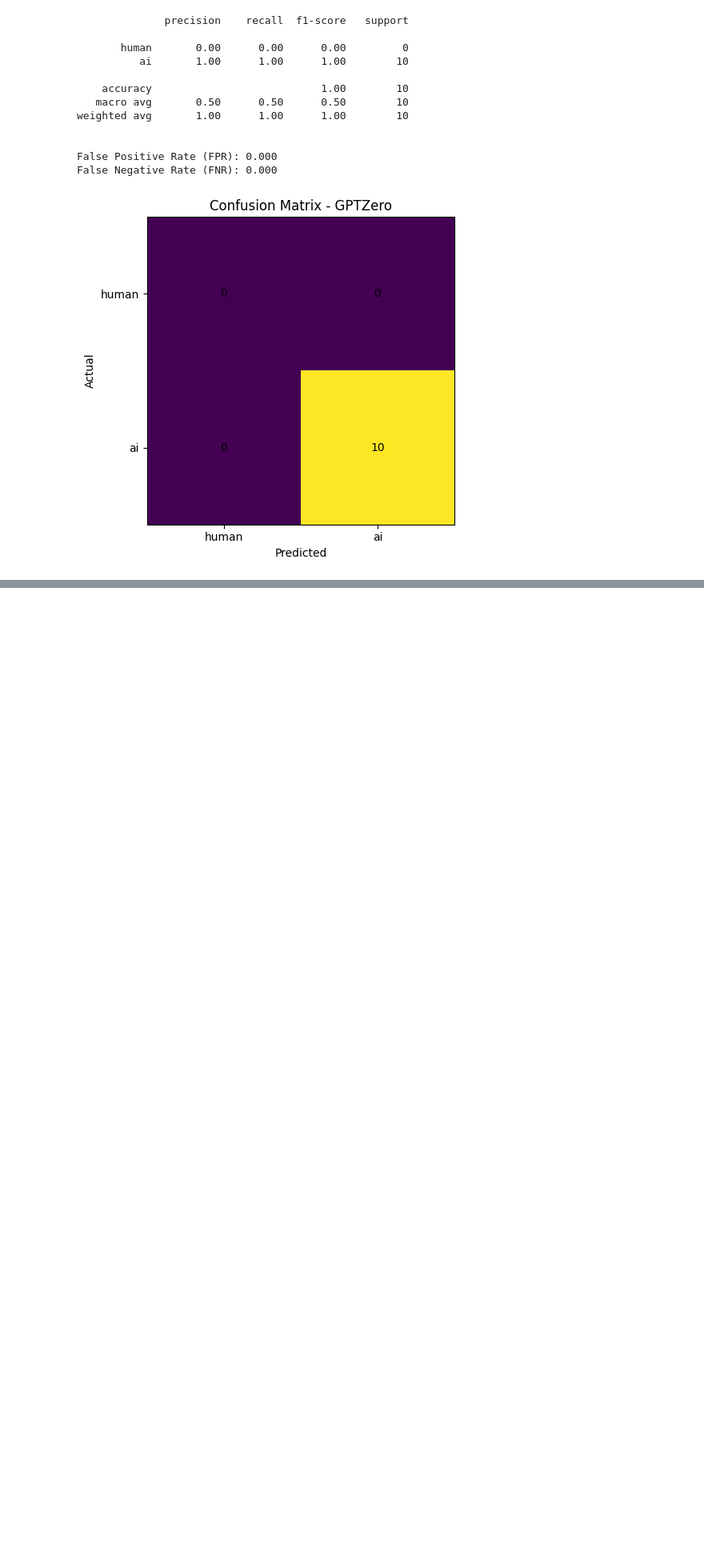
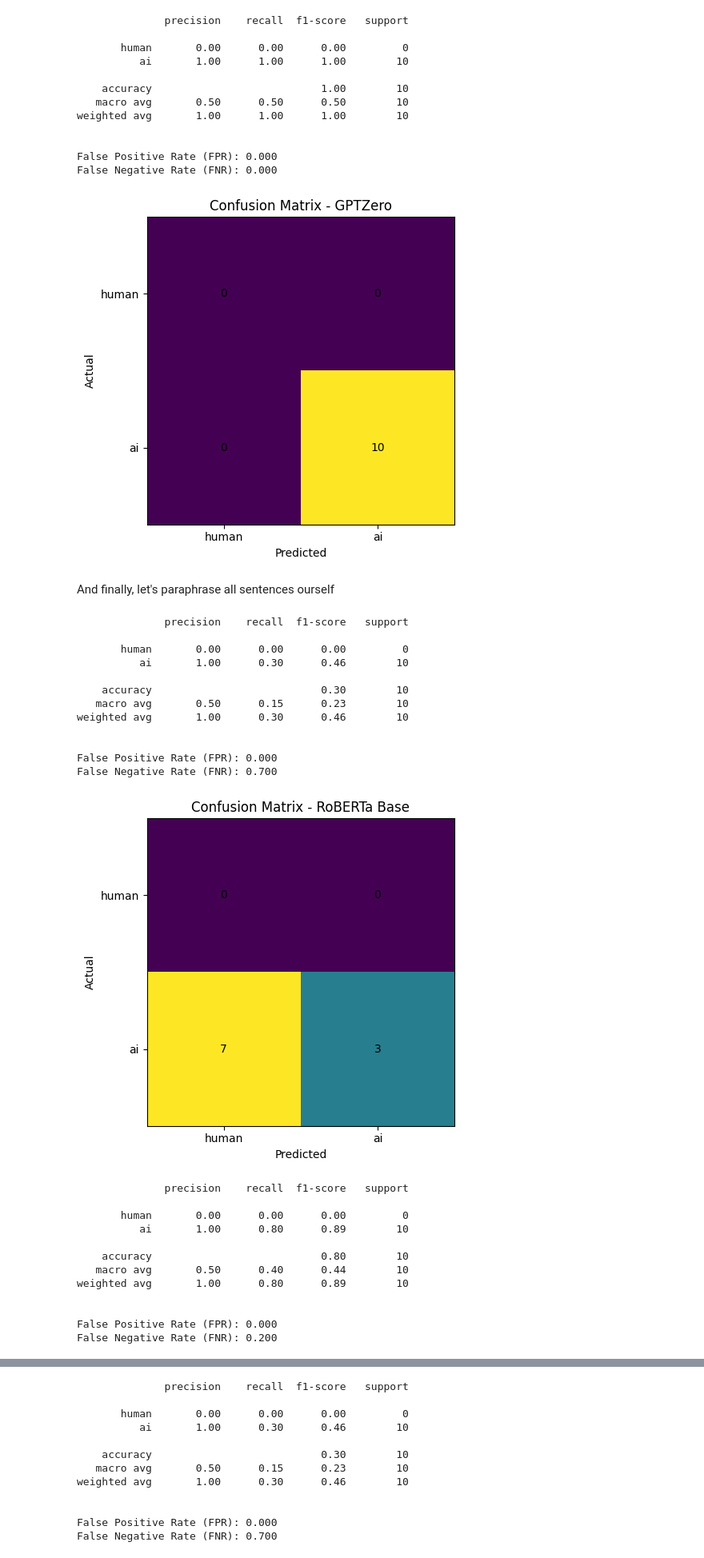
Before and after one commit to Ninj4M4ster/ai_generated_data_detection, a Jupyter notebook: project/notebook.ipynb, the cells around one changed output, grey strips where cells are left out. Shown at 80% size. Drawn from its saved outputs; the diff is of its cells as text; code cells hidden in the pictures; blank space fills up the shorter version.

Commit message:
Last part of experiment, summary, conclusions, description of project

```diff
--- a/project/notebook.ipynb
+++ b/project/notebook.ipynb
@@ -508,15 +507,16 @@ new_generated_texts = [
     "Choosing a field of study is not always simple. Many students are not sure what they want to do in the future. I also had this problem when I started university. I chose my major because I found it interesting, but I am still thinking about my career. I believe it is normal to feel unsure at this stage. With time and experience, I hope to understand what I really want. It is important to stay open and try new things."
 ]
 
-y_pred_new_roberta = []
-y_pred_new_ppl = []
+y_pred_new_roberta_4 = []
+y_pred_new_ppl_4 = []
+y_pred_new_gpt_zero_4 = ["ai", "ai", "ai", "ai", "ai", "ai", "ai", "ai", "ai", "ai"]
 
 for text in new_generated_texts:
     pred = detector_base(text)[0]
     pred_label = map_label(pred["label"])
-    y_pred_new_roberta.append(pred_label)
+    y_pred_new_roberta_4.append(pred_label)
 
     ppl = compute_perplexity(text)
     pred_ppl = perplexity_to_label(ppl)
-    y_pred_new_ppl.append(pred_ppl)
+    y_pred_new_ppl_4.append(pred_ppl)
 # %%
@@ -563,3 +563,61 @@ weighted avg       1.00      1.00      1.00        10
 False Positive Rate (FPR): 0.000
 False Negative Rate (FNR): 0.000
 [figure]
+# %% [markdown]
+And finally, let's paraphrase all sentences ourself
+# %%
+new_generated_texts = [
+    "I remember that I had to walk home on a rainy evening because I missed the last tram. You couldn't see almost no one on the streets, just a few lights in the windows. After some time the rain stopped and the city became very quiet. This evening keeps coming to my mind because of the feeling of completeness of that moment.",
+    "Fixing small things in the house can be very satisfying. It's all about the process of finding out the reason why something is not working, rather than saving money. You make multiple attempts and when it finally works, it feels rewarding. No one will know that a certain object is fixed by you, but to you it is better than before.",
+    "I found out that timing is more important in productivity than anything else. Sometimes difficulty of tasks differ between days. Instead of forcing myself to work I check if my attention is actually there and work in that window, even if it out of the schedule.",
+    "I remember one peaceful afternoon I spent in a small café. It was an ordinary afternoon - people were coming and leaving, ordering drinks, the music change from time to time. However, I started to notice more details as if the time slowed down - the rhythm of footsteps, how the cups were placed on tops of each other, quiet pauses between conversations. I realized how often people don't notice things around them.",
+    "It feels weirder to learn something new as an adult than as a child. You're not as patient, but you don't feel that pressure to prove anything and the thing to learn feels simpler. The lack of demands on you gives much more freedom in approaching topics. You can take steps by yourself instead of being pushed around, making the progress feel more purposeful even though it is slower.",
+    "I didn't expect to enjoy everyday cooking that much. In the beginning it felt like compulsion, but over time I started to notice details like how timing affects the food's texture, what is the influence of the heat on ingredients, how diverse the results can be with common combinations. The easiest dishes can be much more satisfying when you really mean to make them.",
+    "When traveling by public transport, you can see the city completely differently. You notice more thanks to the lower speed: how the city changes, how people get on and off, or how their routines overlap. I noticed that I observe people most of the time instead of being focused on my destination. The time during the journey feels differently when really observing the world rather than just being in the bus and waiting for the final stop.",
+    "I've been trying to spend more time doing tasks than switching them since it consumes much more energy. The result is more likely to be better when focusing on a single thing for longer, even though it feels to be slower. You also make less mistakes. However, it requires more discipline to resist the urge of checking something else every few minutes.",
+    "I pay attention to the weather when planning my day. Warm days are for walks, running or outside plans in general, while on cold days I rather stay at home and focus on quieter activities. Of course it is not a scrict rule, more like a routine that makes me realize why some of the days are more productive or relaxing than others.",
+    "Making small changes, like minor adjustments to the routine, workspace rearrangements, or alterations to the morning routine tend to accumulate, resulting in noticeable effect after a few weeks. Even though the changes are small, the final effect on the day can be big. Without looking back and comparing the current and previous state, this process may be overlooked."
+]
+
+y_pred_new_roberta_5 = []
+y_pred_new_ppl_5 = []
+y_pred_new_gpt_zero_5 = ["human", "human", "human", "ai", "ai", "human", "human", "human", "ai", "human"]
+
+for text in new_generated_texts:
+    pred = detector_base(text)[0]
+    pred_label = map_label(pred["label"])
+    y_pred_new_roberta_5.append(pred_label)
+
+    ppl = compute_perplexity(text)
+    pred_ppl = perplexity_to_label(ppl)
+    y_pred_new_ppl_5.append(pred_ppl)
+# %%
+evaluate("RoBERTa Base", ["ai"] * len(new_generated_texts), list(map(lambda x: 'human' if x == 0 else 'ai', y_pred_new_roberta_5)))
+evaluate("GPT2", ["ai"] * len(new_generated_texts), list(map(lambda x: 'human' if x == 0 else 'ai', y_pred_new_ppl_5)))
+evaluate("GPTZero", ["ai"] * len(new_generated_texts), y_pred_new_gpt_zero_5)
+# %% [output]
+              precision    recall  f1-score   support
+
+       human       0.00      0.00      0.00         0
+          ai       1.00      0.30      0.46        10
+
+    accuracy                           0.30        10
+   macro avg       0.50      0.15      0.23        10
+weighted avg       1.00      0.30      0.46        10
+
+
+False Positive Rate (FPR): 0.000
+False Negative Rate (FNR): 0.700
+[figure, added]
+              precision    recall  f1-score   support
+
+       human       0.00      0.00      0.00         0
+          ai       1.00      0.80      0.89        10
+
+    accuracy                           0.80        10
+   macro avg       0.50      0.40      0.44        10
+weighted avg       1.00      0.80      0.89        10
+
+
+False Positive Rate (FPR): 0.000
+False Negative Rate (FNR): 0.200
@@ -565,0 +625,12 @@ False Negative Rate (FNR): 0.000
+              precision    recall  f1-score   support
+
+       human       0.00      0.00      0.00         0
+          ai       1.00      0.30      0.46        10
+
+    accuracy                           0.30        10
+   macro avg       0.50      0.15      0.23        10
+weighted avg       1.00      0.30      0.46        10
+
+
+False Positive Rate (FPR): 0.000
+False Negative Rate (FNR): 0.700
```
Also changed, not shown: parts of 17 cells of this notebook, 2 other files.
